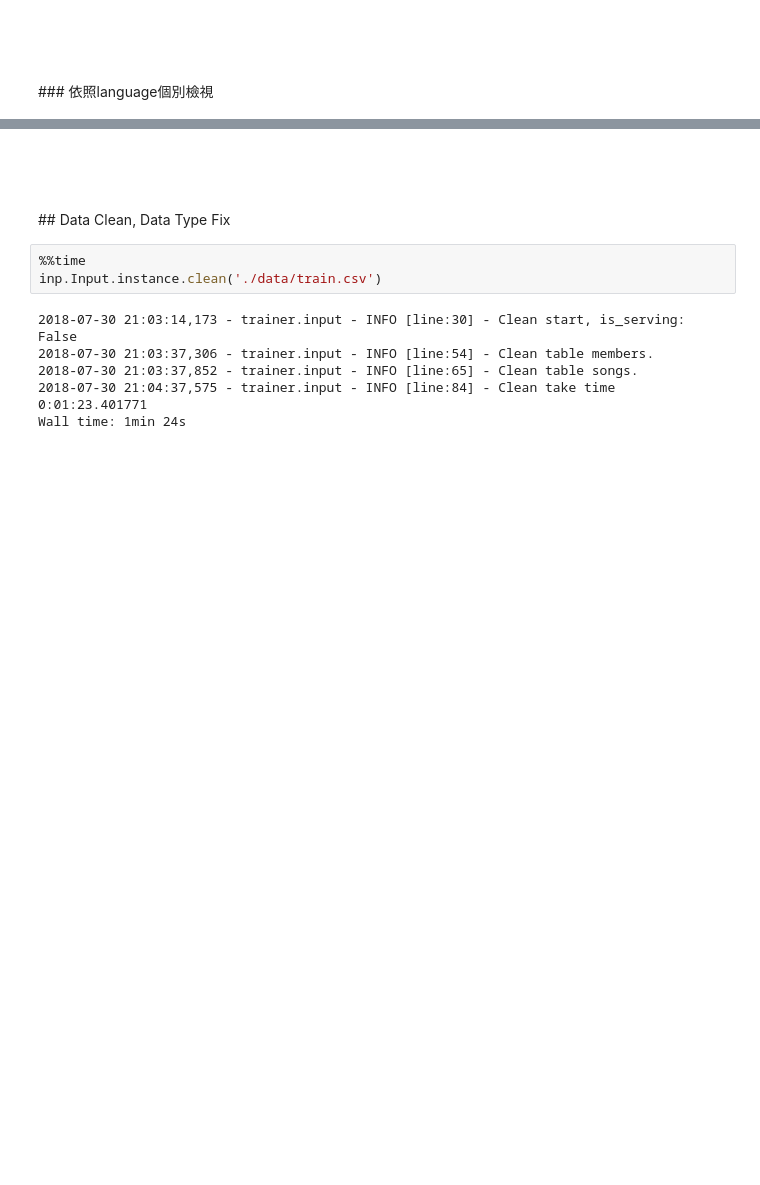
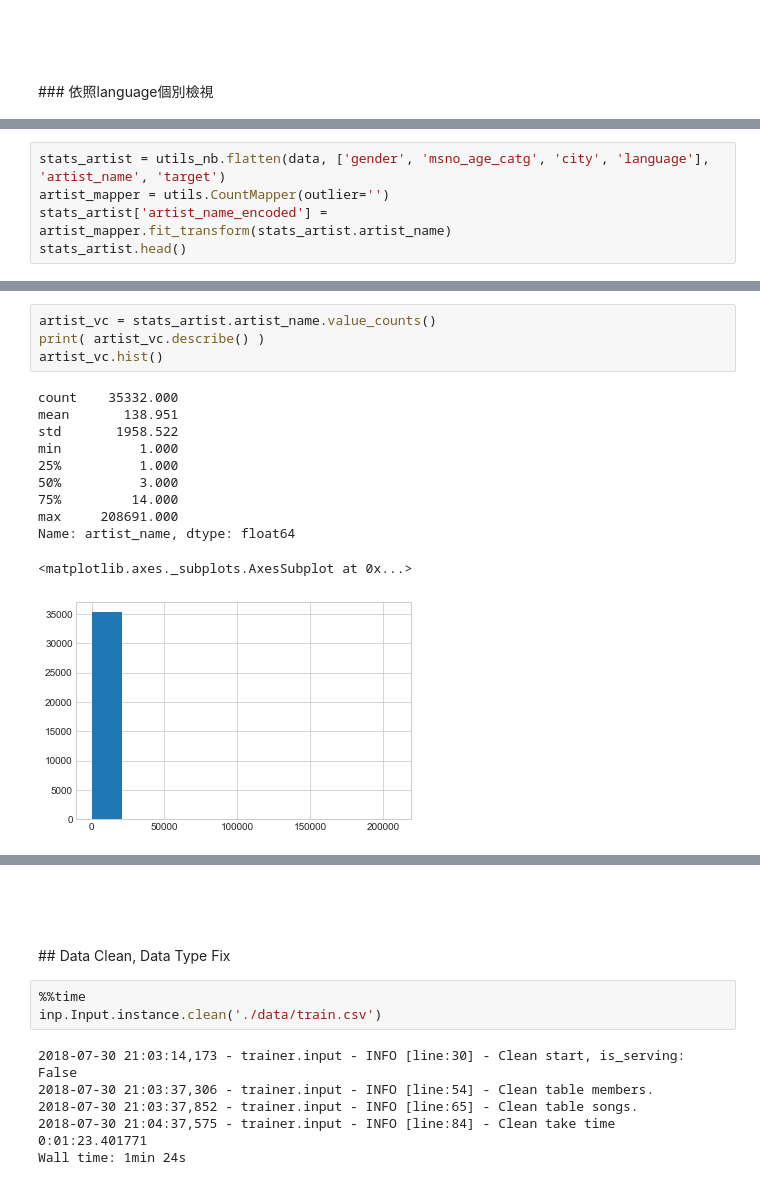
Before and after one commit to CloudMile/ml-specialized, a Jupyter notebook: kkbox/kkbox.ipynb, the cells around one changed output, grey strips where cells are left out. Cells and saved outputs as stored; diff of their text form; blank space fills up the shorter version.

```diff
--- a/kkbox/kkbox.ipynb
+++ b/kkbox/kkbox.ipynb
@@ -285,0 +311,5 @@ utils_nb.heatmap(chop[chop.genre_ids.isin(genre_vc)],
+# %%
+stats_artist = utils_nb.flatten(data, ['gender', 'msno_age_catg', 'city', 'language'], 'artist_name', 'target')
+artist_mapper = utils.CountMapper(outlier='')
+stats_artist['artist_name_encoded'] = artist_mapper.fit_transform(stats_artist.artist_name)
+stats_artist.head()
@@ -285,0 +323,16 @@ utils_nb.heatmap(chop[chop.genre_ids.isin(genre_vc)],
+# %%
+artist_vc = stats_artist.artist_name.value_counts()
+print( artist_vc.describe() )
+artist_vc.hist()
+# %% [output]
+count    35332.000
+mean       138.951
+std       1958.522
+min          1.000
+25%          1.000
+50%          3.000
+75%         14.000
+max     208691.000
+Name: artist_name, dtype: float64
+<matplotlib.axes._subplots.AxesSubplot at 0x...>
+[figure, added]
```
Also changed, not shown: parts of 39 cells of this notebook, 3 other files.
